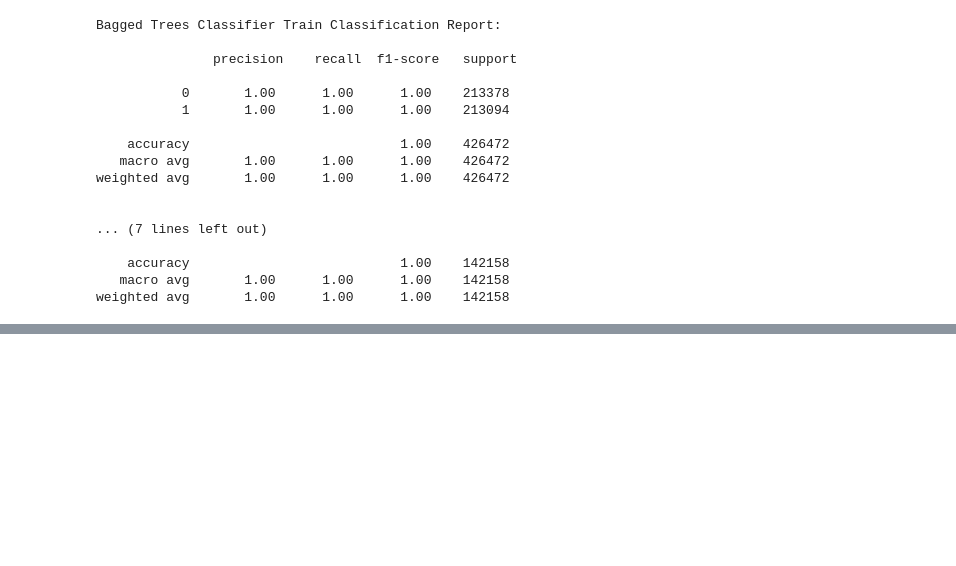
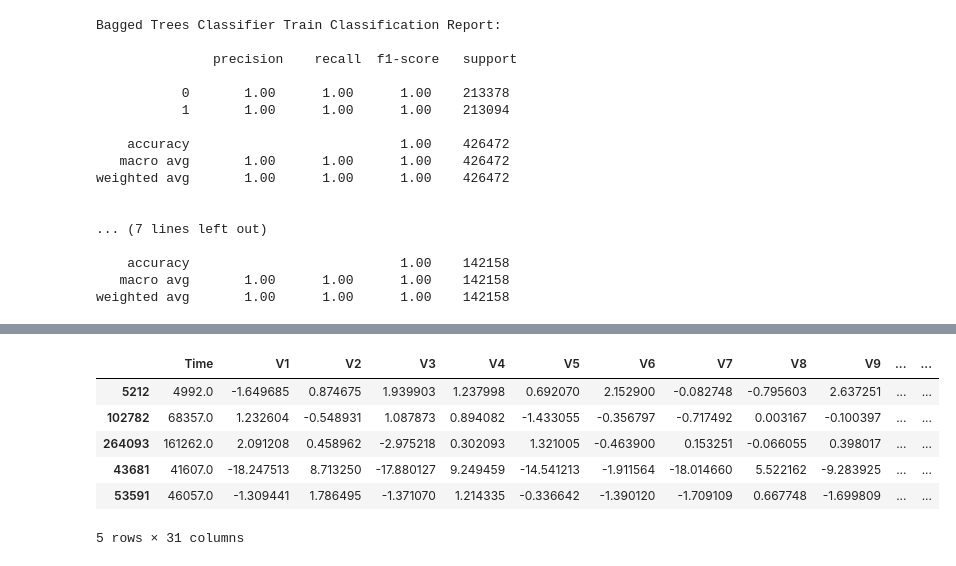
Before and after one commit to DATA-606-SPRING-2023-THU/Sruthi_Data606, a Jupyter notebook: docs/src/final_changes.ipynb, the cells around one changed output, grey strips where cells are left out. Cells and saved outputs as stored; diff of their text form; code cells hidden in the pictures; blank space fills up the shorter version.

```diff
--- a/docs/src/final_changes.ipynb
+++ b/docs/src/final_changes.ipynb
@@ -513,0 +559,25 @@ svc_clf.fit(X_train, y_train)
+# %%
+# Since our classes are highly skewed we should make them equivalent in order to have a normal distribution of the classes.
+
+# Lets shuffle the data before creating the subsamples
+
+df = credit_df.sample(frac=1)
+
+# amount of fraud classes 492 rows.
+fraud_df = df.loc[df['Class'] == 1]
+non_fraud_df = df.loc[df['Class'] == 0][:492]
+
+normal_distributed_df = pd.concat([fraud_df, non_fraud_df])
+
+# Shuffle dataframe rows
+new_df = normal_distributed_df.sample(frac=1, random_state=42)
+
+new_df.head()
+# %% [output]
+|  | Time | V1 | V2 | V3 | V4 | V5 | V6 | V7 | V8 | V9 | ... | ... |
+| 5212 | 4992.0 | -1.649685 | 0.874675 | 1.939903 | 1.237998 | 0.692070 | 2.152900 | -0.082748 | -0.795603 | 2.637251 | ... | ... |
+| 102782 | 68357.0 | 1.232604 | -0.548931 | 1.087873 | 0.894082 | -1.433055 | -0.356797 | -0.717492 | 0.003167 | -0.100397 | ... | ... |
+| 264093 | 161262.0 | 2.091208 | 0.458962 | -2.975218 | 0.302093 | 1.321005 | -0.463900 | 0.153251 | -0.066055 | 0.398017 | ... | ... |
+| 43681 | 41607.0 | -18.247513 | 8.713250 | -17.880127 | 9.249459 | -14.541213 | -1.911564 | -18.014660 | 5.522162 | -9.283925 | ... | ... |
+| 53591 | 46057.0 | -1.309441 | 1.786495 | -1.371070 | 1.214335 | -0.336642 | -1.390120 | -1.709109 | 0.667748 | -1.699809 | ... | ... |
+5 rows × 31 columns
```
Also changed, not shown: parts of 25 cells of this notebook.
